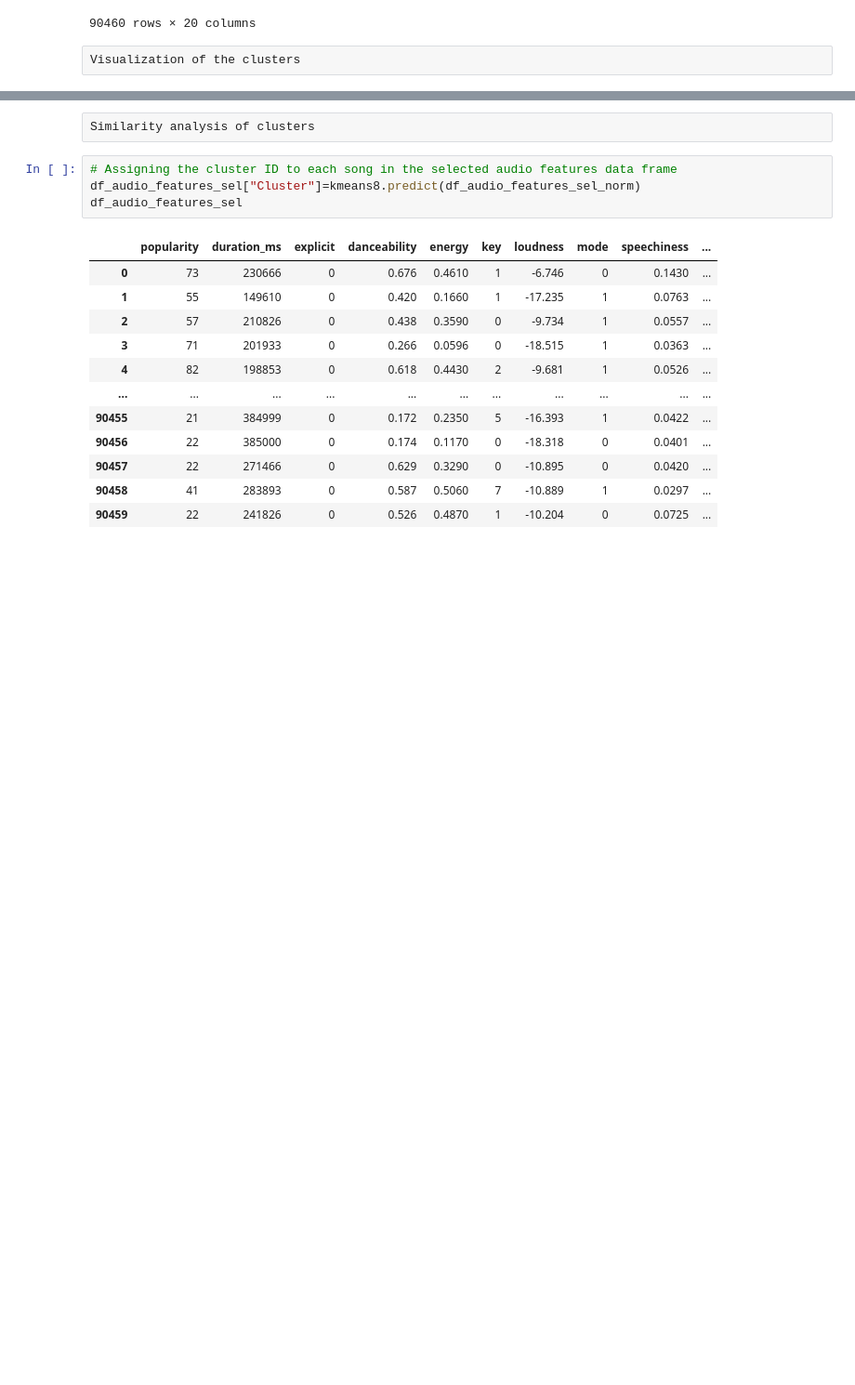
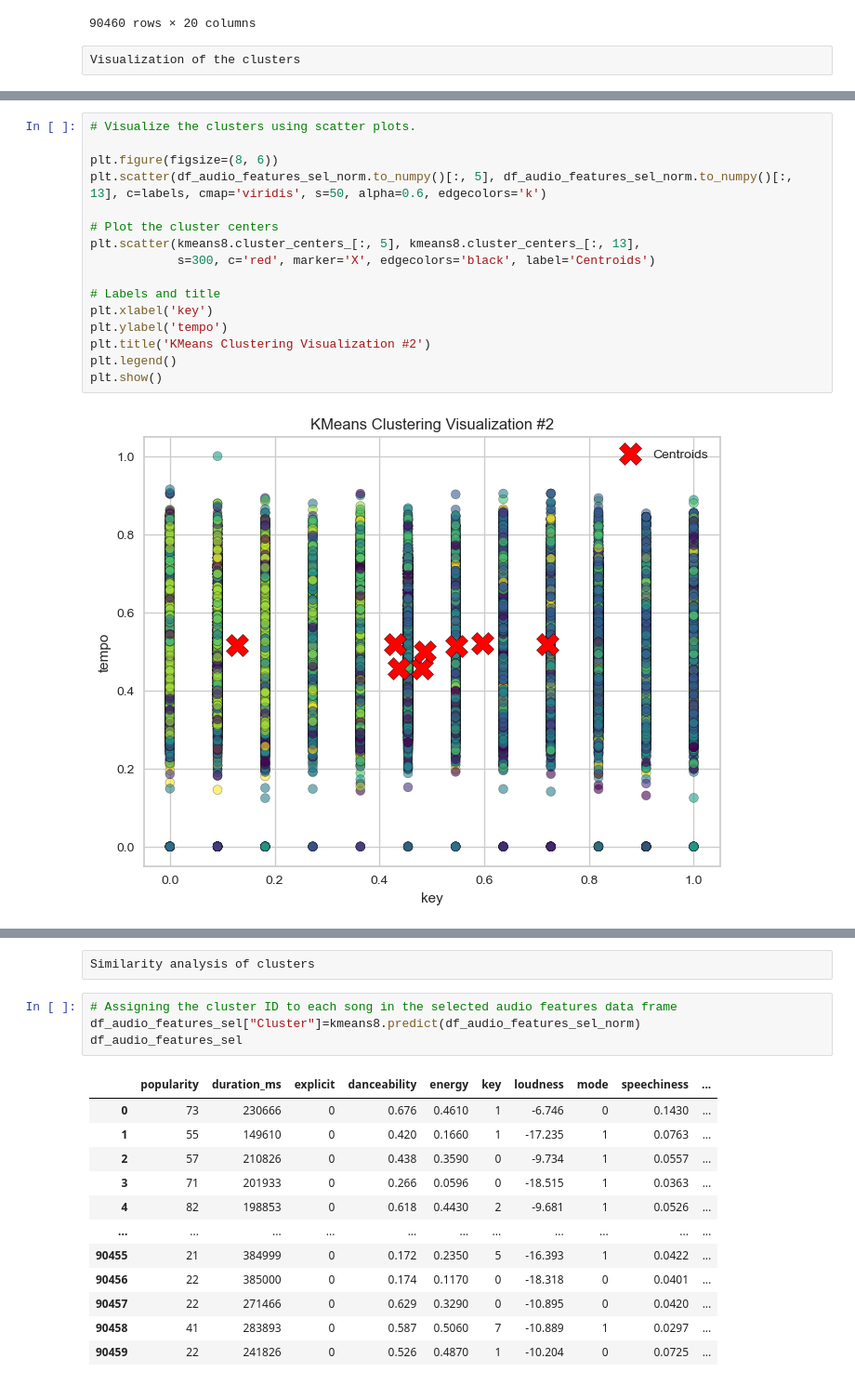
Before and after one commit to TimoLischke/Gnod_Timo, a Jupyter notebook: notebooks/modelling.ipynb, the cells around one changed output, grey strips where cells are left out. Shown at 93% size. Saved outputs shown, nothing was run; the diff lists cells and outputs as text; blank space fills up the shorter version.

```diff
--- a/notebooks/modelling.ipynb
+++ b/notebooks/modelling.ipynb
@@ -368,3 +413,21 @@ plt.show()
+# %%
+# Visualize the clusters using scatter plots.
+
+plt.figure(figsize=(8, 6))
+plt.scatter(df_audio_features_sel_norm.to_numpy()[:, 5], df_audio_features_sel_norm.to_numpy()[:, 13], c=labels, cmap='viridis', s=50, alpha=0.6, edgecolors='k')
+
+# Plot the cluster centers
+plt.scatter(kmeans8.cluster_centers_[:, 5], kmeans8.cluster_centers_[:, 13],
+            s=300, c='red', marker='X', edgecolors='black', label='Centroids')
+
+# Labels and title
+plt.xlabel('key')
+plt.ylabel('tempo')
+plt.title('KMeans Clustering Visualization #2')
+plt.legend()
+plt.show()
+# %% [output]
+[figure, added]
 # %%
 # Visualize the clusters using scatter plots.
 
```
Also changed, not shown: parts of 45 cells of this notebook, 1 other file.
